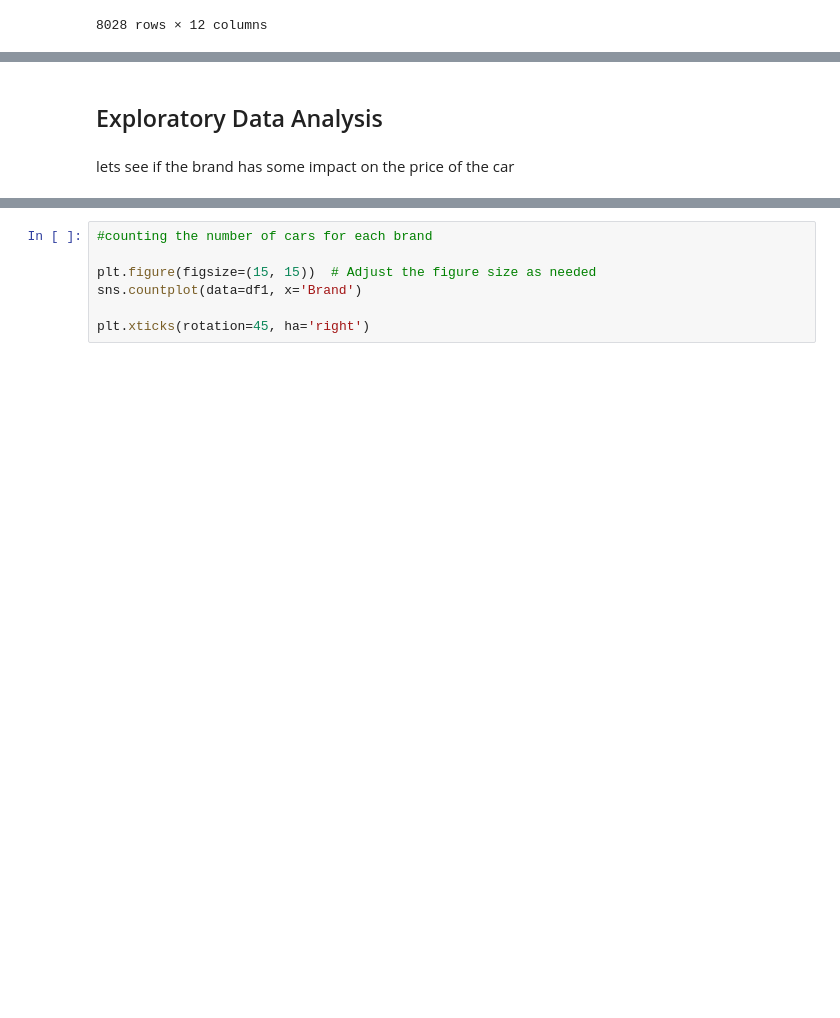
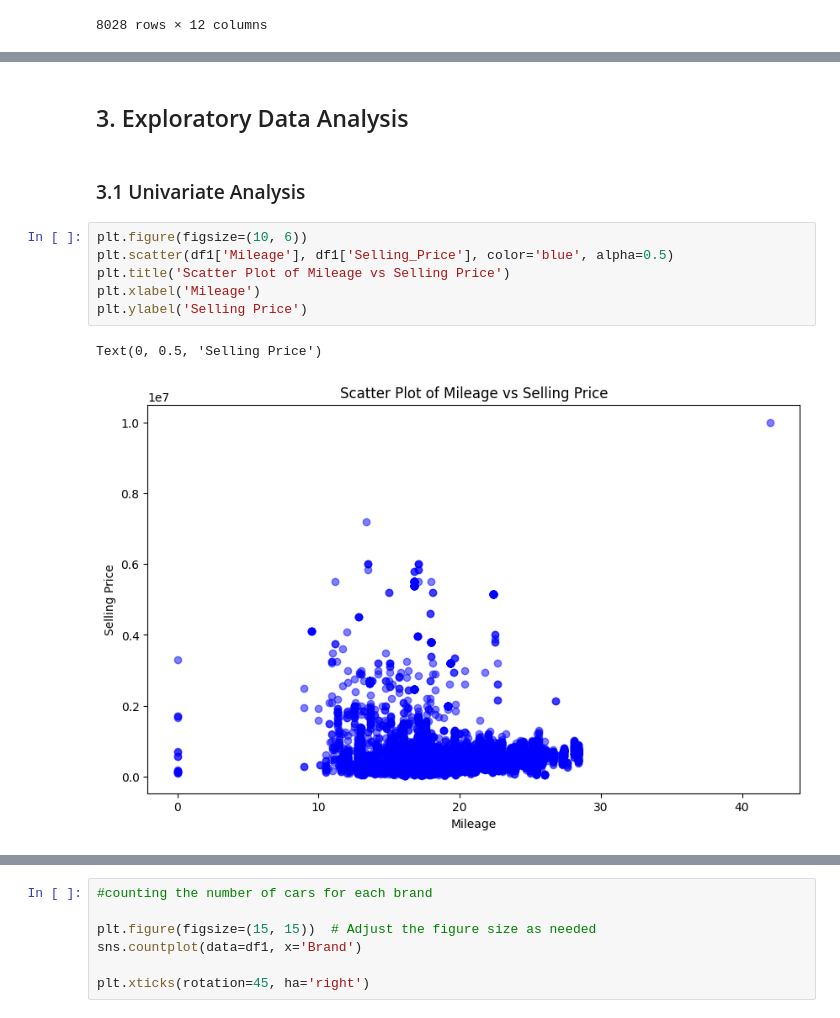
Before and after one commit to RitikSareen/machine_learning_A1, a Jupyter notebook: carPricePrediction.ipynb, the cells around one changed output, grey strips where cells are left out. Drawn from its saved outputs; the diff is of its cells as text; blank space fills up the shorter version.

```diff
--- a/carPricePrediction.ipynb
+++ b/carPricePrediction.ipynb
@@ -349,4 +417,13 @@ df1
 # %% [markdown]
-## Exploratory Data Analysis
+## 3. Exploratory Data Analysis
-# %% [markdown]
-lets see if the brand has some impact on the price of the car
+# %% [markdown]
+### 3.1 Univariate Analysis
+# %%
+plt.figure(figsize=(10, 6))
+plt.scatter(df1['Mileage'], df1['Selling_Price'], color='blue', alpha=0.5)
+plt.title('Scatter Plot of Mileage vs Selling Price')
+plt.xlabel('Mileage')
+plt.ylabel('Selling Price')
+# %% [output]
+Text(0, 0.5, 'Selling Price')
+[figure, added]
```
Also changed, not shown: parts of 44 cells of this notebook, 1 other file.
